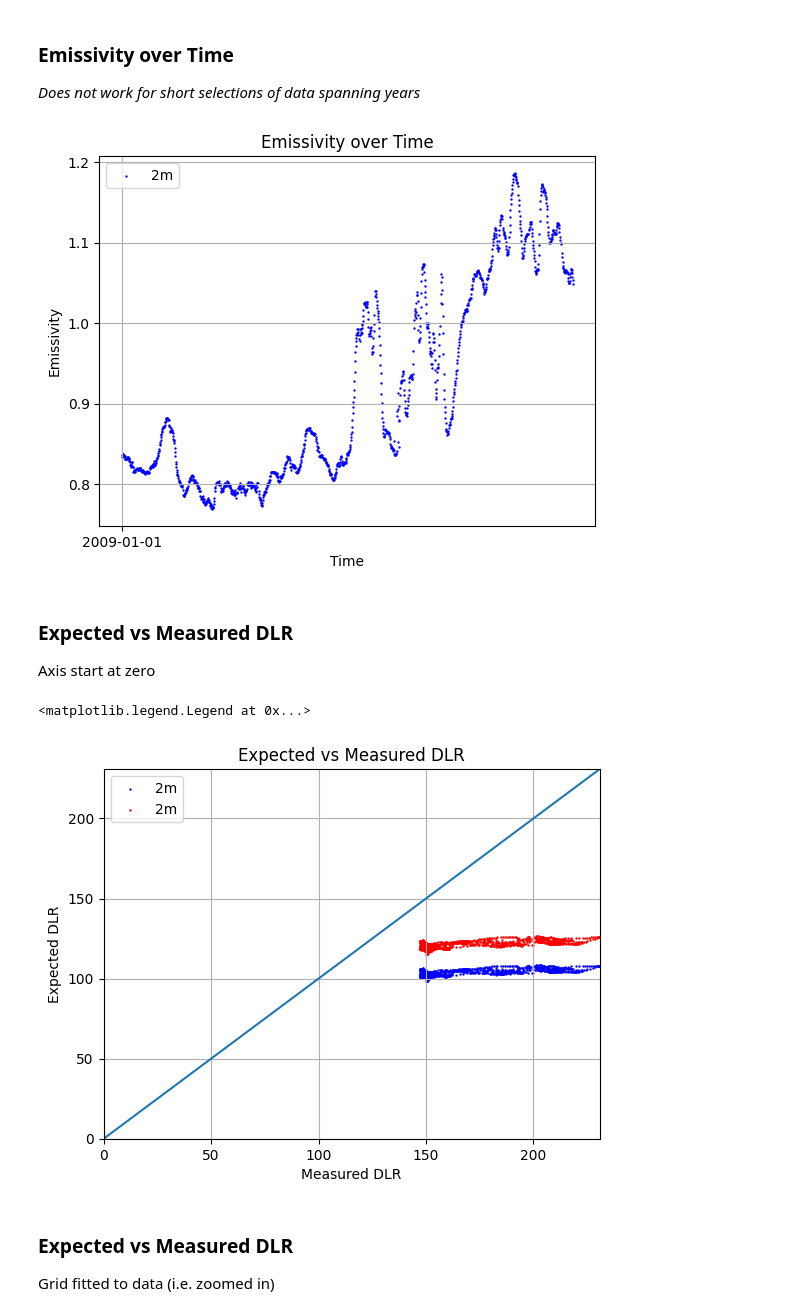
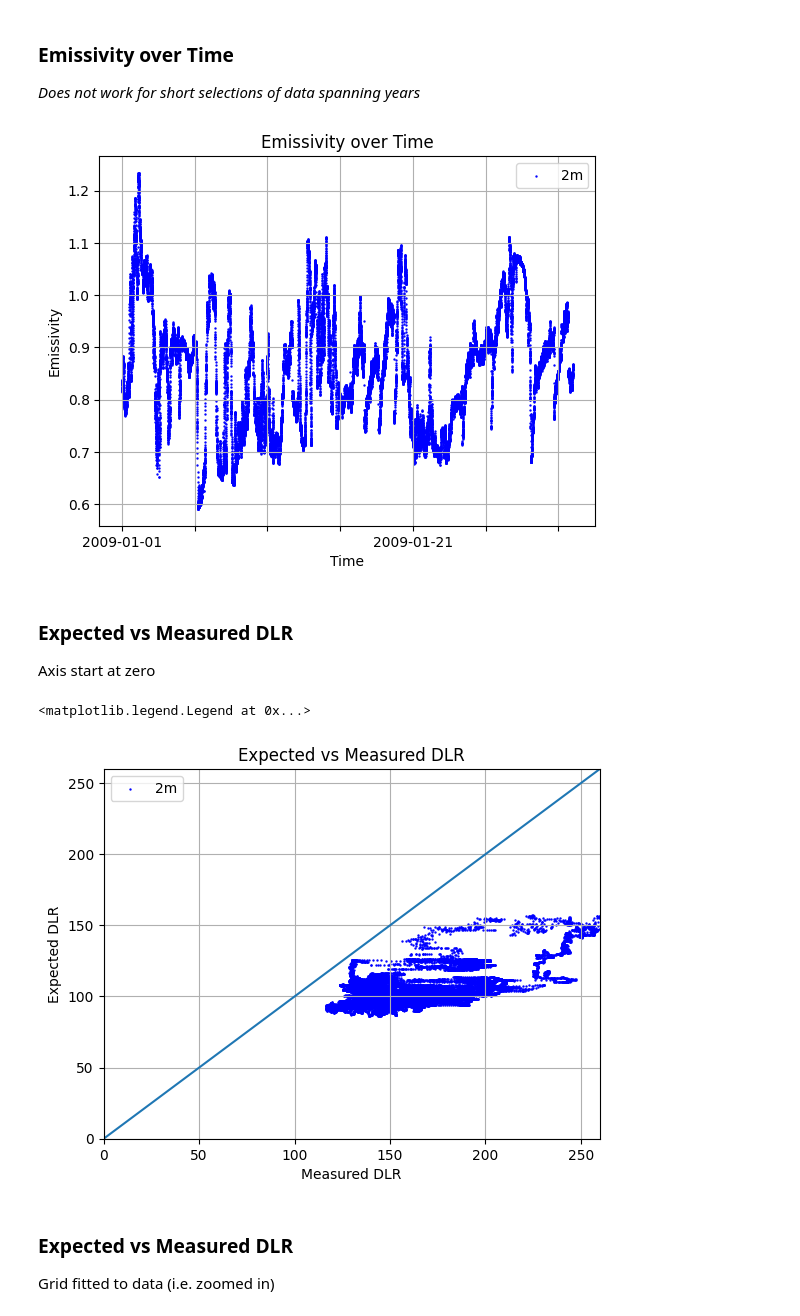
Before and after one commit to JMKniss/arctic-cloud, a Jupyter notebook: notebooks/eureka-brunt-script.ipynb, the cells around one changed output. Saved outputs shown, nothing was run; the diff lists cells and outputs as text; code cells hidden in the pictures.

Commit message:
Restored proper version of eureka-brunt-script

```diff
--- a/notebooks/eureka-brunt-script.ipynb
+++ b/notebooks/eureka-brunt-script.ipynb
@@ -554,35 +554,33 @@ filtered_df['Pw10'] = 610.94*(filtered_df['10MRH[%]']/100)*np.exp((17.625*(filte
 Calculate clear sky emissivity
 *Parameters per the original Brunt equation. **Don't Run both emissivity cells***
 # %%
-filtered_df['e2_Brunt'] = (0.52 + 0.065*np.sqrt(filtered_df['Pw2']))
-# filtered_df['e6'] = (0.52 + 0.065*np.sqrt(filtered_df['Pw6']))
-# filtered_df['e10'] = (0.52 + 0.065*np.sqrt(filtered_df['Pw10']))
+filtered_df['e2'] = (0.52 + 0.065*np.sqrt(filtered_df['Pw2']))
+filtered_df['e6'] = (0.52 + 0.065*np.sqrt(filtered_df['Pw6']))
+filtered_df['e10'] = (0.52 + 0.065*np.sqrt(filtered_df['Pw10']))
 # %% [markdown]
 Calculate clear sky emissivity
 *Calibrated parameters per Li et al. 2017. **Don't Run both emissivity cells***
 # %%
-filtered_df['e2_Li'] = (0.618 + 0.054*np.sqrt(filtered_df['Pw2']))
+# filtered_df['e2'] = (0.618 + 0.054*np.sqrt(filtered_df['Pw2']))
 # filtered_df['e6'] = (0.618 + 0.054*np.sqrt(filtered_df['Pw6']))
 # filtered_df['e10'] = (0.618 + 0.054*np.sqrt(filtered_df['Pw10']))
 # %% [markdown]
 Calculate expected DLR
 # %%
-filtered_df['DLR2_Brunt'] = filtered_df['e2_Brunt']*SIGMA*(filtered_df['T2_K']**4)
-# filtered_df['DLR6'] = filtered_df['e6']*SIGMA*(filtered_df['T6_K']**4)
-# filtered_df['DLR10'] = filtered_df['e10']*SIGMA*(filtered_df['T10_K']**4)
-
-filtered_df['DLR2_Li'] = filtered_df['e2_Li']*SIGMA*(filtered_df['T2_K']**4)
+filtered_df['DLR2'] = filtered_df['e2']*SIGMA*(filtered_df['T2_K']**4)
+filtered_df['DLR6'] = filtered_df['e6']*SIGMA*(filtered_df['T6_K']**4)
+filtered_df['DLR10'] = filtered_df['e10']*SIGMA*(filtered_df['T10_K']**4)
 # %% [markdown]
 Create a mask to filter out NaN values
 
 *This may be unnecessary, NaN values may be automatically rejected*
 # %%
-# epsmask2 = filtered_df['eps2'].notna()
-# epsmask6 = filtered_df['eps6'].notna()
-# epsmask10 = filtered_df['eps10'].notna()
-# DLRmask2 = filtered_df['DLR2'].notna() & filtered_df['LWTotalDownwelling[W/m^2]'].notna()
-# DLRmask6 = filtered_df['DLR6'].notna() & filtered_df['LWTotalDownwelling[W/m^2]'].notna()
-# DLRmask10 = filtered_df['DLR10'].notna() & filtered_df['LWTotalDownwelling[W/m^2]'].notna()
+epsmask2 = filtered_df['eps2'].notna()
+epsmask6 = filtered_df['eps6'].notna()
+epsmask10 = filtered_df['eps10'].notna()
+DLRmask2 = filtered_df['DLR2'].notna() & filtered_df['LWTotalDownwelling[W/m^2]'].notna()
+DLRmask6 = filtered_df['DLR6'].notna() & filtered_df['LWTotalDownwelling[W/m^2]'].notna()
+DLRmask10 = filtered_df['DLR10'].notna() & filtered_df['LWTotalDownwelling[W/m^2]'].notna()
 # %% [markdown]
 ## 3) Generate Plots
 # %% [markdown]
@@ -590,44 +588,43 @@ Create a mask to filter out NaN values
 *Does not work for short selections of data spanning years*
 # %%
 ## Plot e_sky over time
-plt.scatter(filtered_df.index, filtered_df['eps2'], label='2m', s=0.5, color='blue')
+plt.scatter(filtered_df.index[epsmask2], filtered_df['eps2'][epsmask2], label='2m', s=0.5, color='blue')
 # plt.scatter(towermet_df.index[epsmask6], towermet_df['eps6'][epsmask6], label='6m', s=0.5, color='cyan')
 # plt.scatter(towermet_df.index[epsmask10], towermet_df['eps10'][epsmask10], label='10m', s=0.5, color='red')
 
 # Set ticks at regular intervals
 # Find the start and end dates in your DataFrame
 start_date = filtered_df.index.min()
 end_date = filtered_df.index.max()
 
 # # Generate ticks at regular intervals between start and end dates
 ticks = pd.date_range(start=start_date, end=end_date, freq='5d')
 tick_labels = [date.strftime('%Y-%m-%d') if i % 4 == 0 else None for i, date in enumerate(ticks)]
 
 # Format the plot
 plt.xticks(ticks, tick_labels)
 plt.xlabel('Time')
 plt.ylabel('Emissivity')
 plt.title('Emissivity over Time')
 plt.legend()
 plt.grid()
 
 # Save plot as .png
 # plt.savefig('emissivity.png')
 # %% [output]
-[figure, old version]
+[figure, new version]
 # %% [markdown]
 ### Expected vs Measured DLR
 
 Axis start at zero
 # %%
 ## Plot expected DLR vs measured DLR
-plt.scatter(filtered_df['LWTotalDownwelling[W/m^2]'], filtered_df['DLR2_Brunt'], label='2m', s=0.5, color='blue')
-plt.scatter(filtered_df['LWTotalDownwelling[W/m^2]'], filtered_df['DLR2_Li'], label='2m', s=0.5, color='red')
+plt.scatter(filtered_df['LWTotalDownwelling[W/m^2]'][DLRmask2], filtered_df['DLR2'][DLRmask2], label='2m', s=0.5, color='blue')
 # plt.scatter(towerrad_df['LWTotalDownwelling[W/m^2]'][DLRmask6], towermet_df['DLR6'][DLRmask6], label='6m', s=0.5, color='cyan')
-# plt.scatter(towerrad_df['LWTotalDownwelling[W/m^2]'][DLRmask10], towermet_df['DLR10'][DLRmask10], label='10m', s=0.5, color='')
+# plt.scatter(towerrad_df['LWTotalDownwelling[W/m^2]'][DLRmask10], towermet_df['DLR10'][DLRmask10], label='10m', s=0.5, color='red')
 
 # Calculate the maximum value for x and y
-max_value = max(np.nanmax(filtered_df['LWTotalDownwelling[W/m^2]']), np.nanmax(filtered_df['DLR2_Brunt']))
+max_value = max(np.nanmax(filtered_df['LWTotalDownwelling[W/m^2]'][DLRmask2]), np.nanmax(filtered_df['DLR2'][DLRmask2]))
 plt.xlim(0, max_value)
 plt.ylim(0, max_value)
 plt.grid()
@@ -643,7 +640,7 @@ plt.legend()
 # plt.savefig('exp-vs-measured-DLR.png')
 # %% [output]
 <matplotlib.legend.Legend at 0x...>
-[figure, old version]
+[figure, new version]
 # %% [markdown]
 ### Expected vs Measured DLR
 
```
Also changed, not shown: parts of 11 cells of this notebook.
